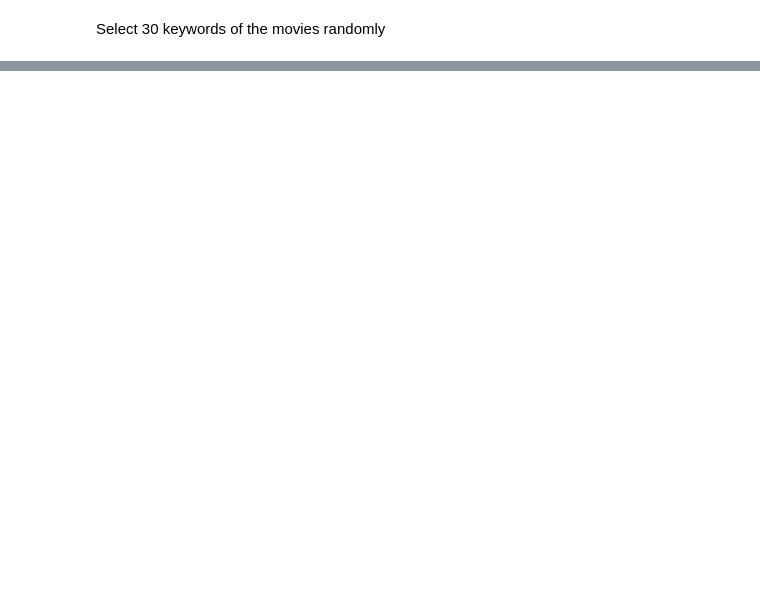
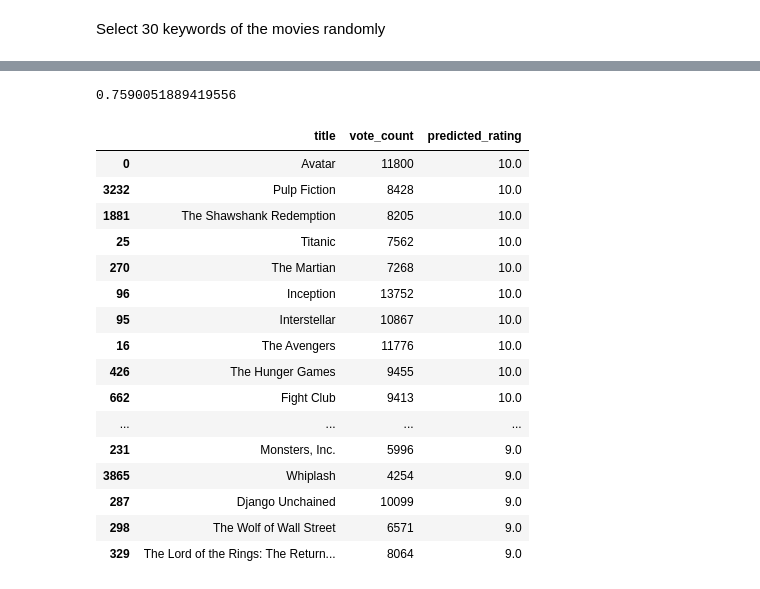
Before and after one commit to MizanMustakim/Big_data_movie_project, a Jupyter notebook: Big_data_movie_project.ipynb, the cells around one changed output, grey strips where cells are left out. Drawn from its saved outputs; the diff is of its cells as text; code cells hidden in the pictures; blank space fills up the shorter version.

```diff
--- a/Big_data_movie_project.ipynb
+++ b/Big_data_movie_project.ipynb
@@ -769,0 +778,4 @@ df_4.genres[1]
+# %%
+model = tf.keras.models.Sequential([tf.keras.layers.Dense(units=18, activation="relu", input_shape=[train_X.shape[1]]),
+                                    tf.keras.layers.Dense(units=1)])
+model.summary()
@@ -769,0 +832,29 @@ df_4.genres[1]
+# %%
+score = model.evaluate(a, Y, verbose=0)
+rmse_DL = score[1]
+rmse_DL
+# %% [output]
+0.7590051889419556
+# %%
+b = d[["title", "vote_count"]]
+b["predicted_rating"] = pred
+b = b.sort_values('predicted_rating', ascending=False)
+b.head(30)
+# %% [output]
+|  | title | vote_count | predicted_rating |
+| 0 | Avatar | 11800 | 10.0 |
+| 3232 | Pulp Fiction | 8428 | 10.0 |
+| 1881 | The Shawshank Redemption | 8205 | 10.0 |
+| 25 | Titanic | 7562 | 10.0 |
+| 270 | The Martian | 7268 | 10.0 |
+| 96 | Inception | 13752 | 10.0 |
+| 95 | Interstellar | 10867 | 10.0 |
+| 16 | The Avengers | 11776 | 10.0 |
+| 426 | The Hunger Games | 9455 | 10.0 |
+| 662 | Fight Club | 9413 | 10.0 |
+| ... | ... | ... | ... |
+| 231 | Monsters, Inc. | 5996 | 9.0 |
+| 3865 | Whiplash | 4254 | 9.0 |
+| 287 | Django Unchained | 10099 | 9.0 |
+| 298 | The Wolf of Wall Street | 6571 | 9.0 |
+| 329 | The Lord of the Rings: The Return... | 8064 | 9.0 |
```
Also changed, not shown: parts of 36 cells of this notebook.
